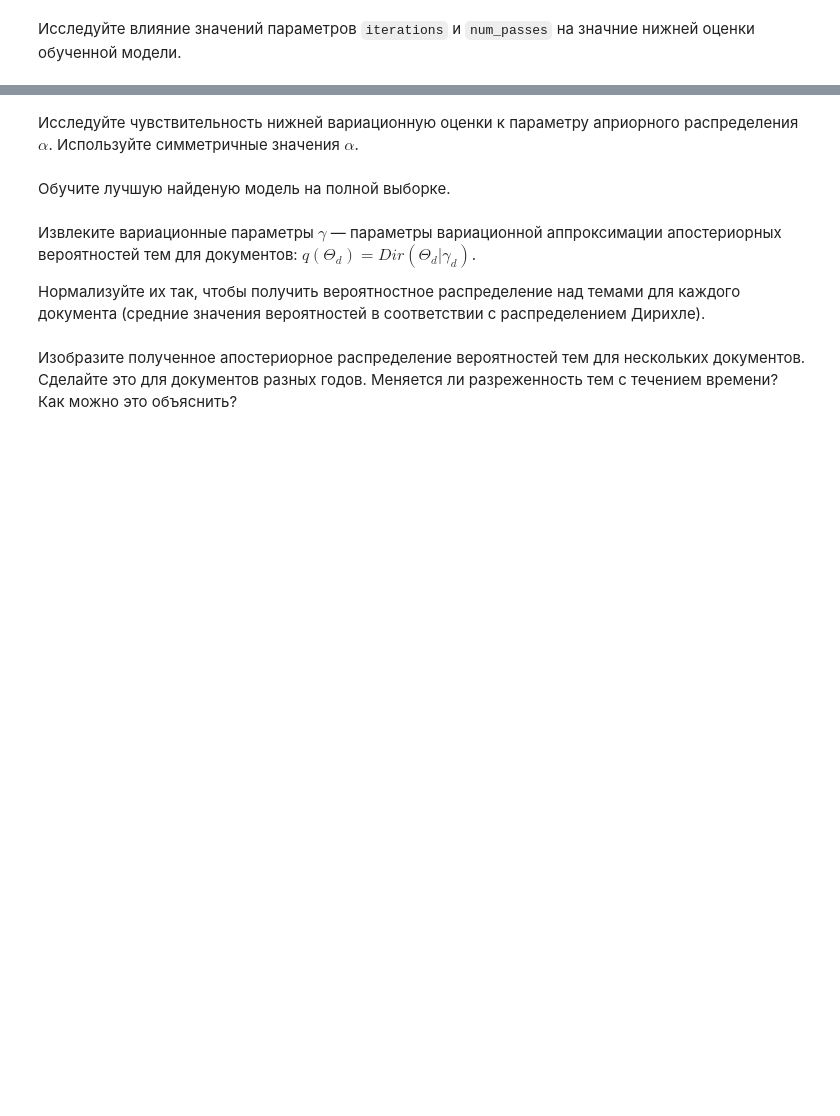
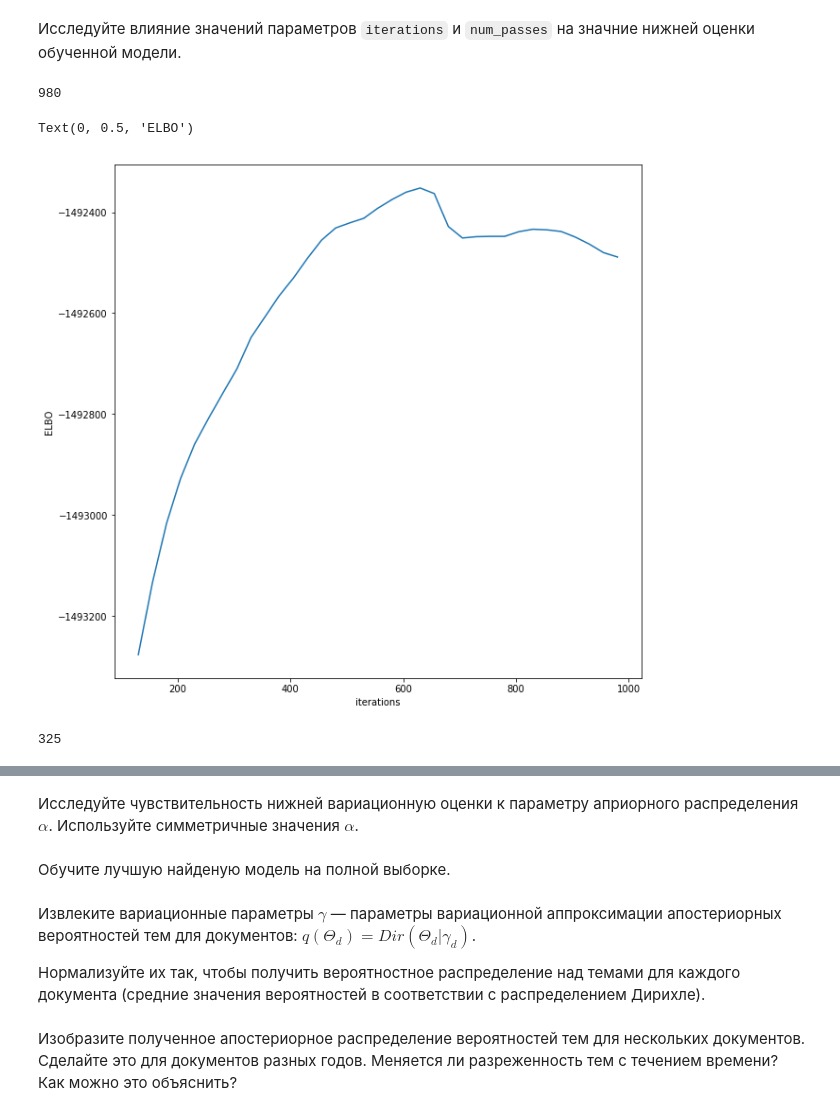
Before and after one commit to PKoshkin/DAS_bayes, a Jupyter notebook: task_6/lda_lab.ipynb, the cells around one changed output, grey strips where cells are left out. Saved outputs shown, nothing was run; the diff lists cells and outputs as text; code cells hidden in the pictures; blank space fills up the shorter version.

```diff
--- a/task_6/lda_lab.ipynb
+++ b/task_6/lda_lab.ipynb
@@ -87,2 +90,31 @@ print('ELBO = {0:.4f}'.format(small_lda.bound(small_corpus)))
 # %% [markdown]
 Исследуйте влияние значений параметров `iterations` и `num_passes` на значние нижней оценки обученной модели.
+# %%
+metrics = []
+for iterations in range(5, 1000, 25):
+    clear_output()
+    print(iterations)
+    small_lda = gensim.models.LdaModel(
+        corpus=small_corpus,
+        passes=num_passes,
+        num_topics=num_topics,
+        alpha=alpha,
+        iterations=iterations,
+        id2word=nips12_id2word,
+        eval_every=0,
+        random_state=42
+    )
+    metrics.append(small_lda.bound(small_corpus))
+# %% [output]
+980
+# %%
+start = 5
+figure = plt.figure(figsize=(10, 10))
+plt.plot(np.arange(5, 1000, 25)[start:], metrics[start:])
+axis = plt.gca()
+axis.set_xlabel("iterations")
+axis.set_ylabel("ELBO")
+plt.show()
+# %% [output]
+Text(0, 0.5, 'ELBO')
+[figure, added]
@@ -88,0 +123,18 @@ print('ELBO = {0:.4f}'.format(small_lda.bound(small_corpus)))
+# %%
+num_passes_metrics = []
+for num_passes in range(5, 500, 20):
+    clear_output()
+    print(num_passes)
+    small_lda = gensim.models.LdaModel(
+        corpus=small_corpus,
+        passes=num_passes,
+        num_topics=num_topics,
+        alpha=alpha,
+        iterations=best_iters,
+        id2word=nips12_id2word,
+        eval_every=0,
+        random_state=42
+    )
+    num_passes_metrics.append(small_lda.bound(small_corpus))
+# %% [output]
+325
```
Also changed, not shown: parts of 4 cells of this notebook.
